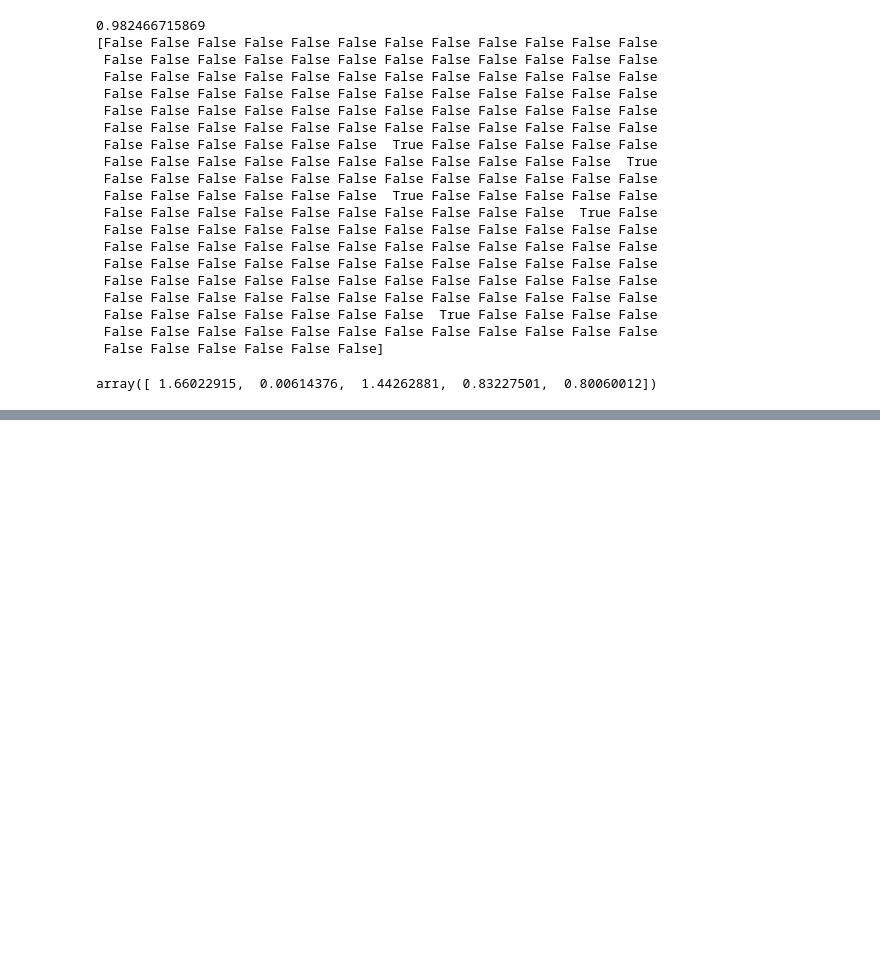
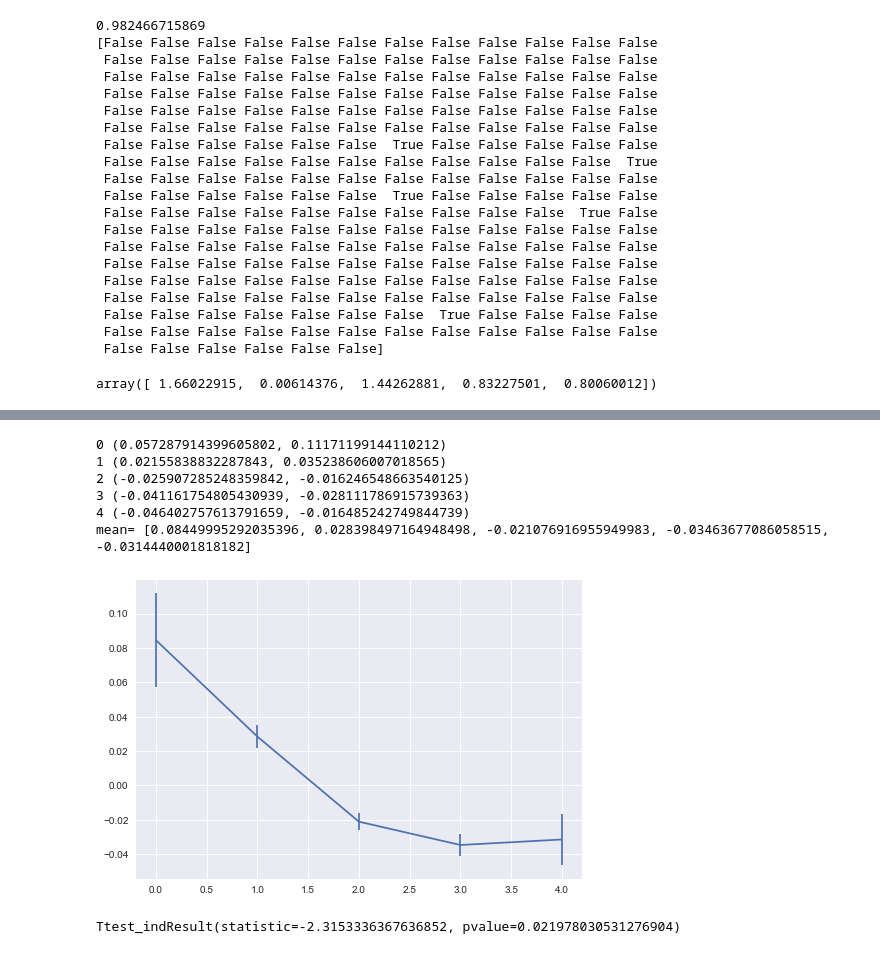
Before and after one commit to MiniGN/mlbootcamp-4, a Jupyter notebook: data_analize.ipynb, the cells around one changed output, grey strips where cells are left out. Drawn from its saved outputs; the diff is of its cells as text; code cells hidden in the pictures; blank space fills up the shorter version.

```diff
--- a/data_analize.ipynb
+++ b/data_analize.ipynb
@@ -506,0 +513,2 @@ array([ 1.66022915,  0.00614376,  1.44262881,  0.83227501,  0.80060012])
+# %%
+data=X.join(y)
@@ -506,0 +524,45 @@ array([ 1.66022915,  0.00614376,  1.44262881,  0.83227501,  0.80060012])
+# %%
+def calc_ce(ftr):
+    x =np.arange(5)
+    y = list()
+    yerr1=list()
+    yerr2=list()
+    # По классам
+    for c in range(5):
+        T=data[data['class']==c][ftr]
+        T_mean=np.mean(T)
+        y.append(T_mean)
+        ce=st.t.interval(0.95, len(T)-1, loc=T_mean, scale=st.sem(T))
+        yerr1.append(ce[0]-T_mean)
+        yerr2.append(ce[0]-T_mean)
+        print (c,ce)
+    plt.errorbar(x, y, yerr=[yerr1,yerr2])
+    plt.show()
+    # H0 - среднее значения не отличаются (равны)
+    # Альтернатива - отличаются
+    # p_val>0.05 - не можем отвергнуть нулевую гипотизу  p_val<0.05 - отвергают
+    #return scipy.stats.ttest_ind(data[data['class']==0][ftr], data[data['class']==1][ftr], equal_var = False)
+    for c1 in [0,1,2,3,4]:
+        for c2 in [0,1,2,3,4]:
+            if c1==c2:
+                continue
+            cm=CompareMeans(DescrStatsW(data[data['class']==0][ftr]), DescrStatsW(data[data['class']==1][ftr]))
+    #return ("95%% confidence interval: [%f, %f]" % cm.tconfint_diff(usevar='unequal'))
+    return yerr1
+# %%
+yerr=calc_ce('f11')
+# %% [output]
+0 (0.057287914399605802, 0.11171199144110212)
+1 (0.02155838832287843, 0.035238606007018565)
+2 (-0.025907285248359842, -0.016246548663540125)
+3 (-0.041161754805430939, -0.028111786915739363)
+4 (-0.046402757613791659, -0.016485242749844739)
+mean= [0.08449995292035396, 0.028398497164948498, -0.021076916955949983, -0.03463677086058515, -0.0314440001818182]
+[figure, added]
+# %%
+ftr='f138'
+#cm=CompareMeans(DescrStatsW(data[data['class']==2][ftr]), DescrStatsW(data[data['class']==3][ftr]))
+print (scipy.stats.ttest_ind(data[data['class']==3][ftr], data[data['class']==4][ftr], equal_var = False))
+#print ("95%% confidence interval: [%f, %f]" % cm.tconfint_diff(usevar='unequal'))
+# %% [output]
+Ttest_indResult(statistic=-2.3153336367636852, pvalue=0.021978030531276904)
```
Also changed, not shown: parts of 6 cells of this notebook.
